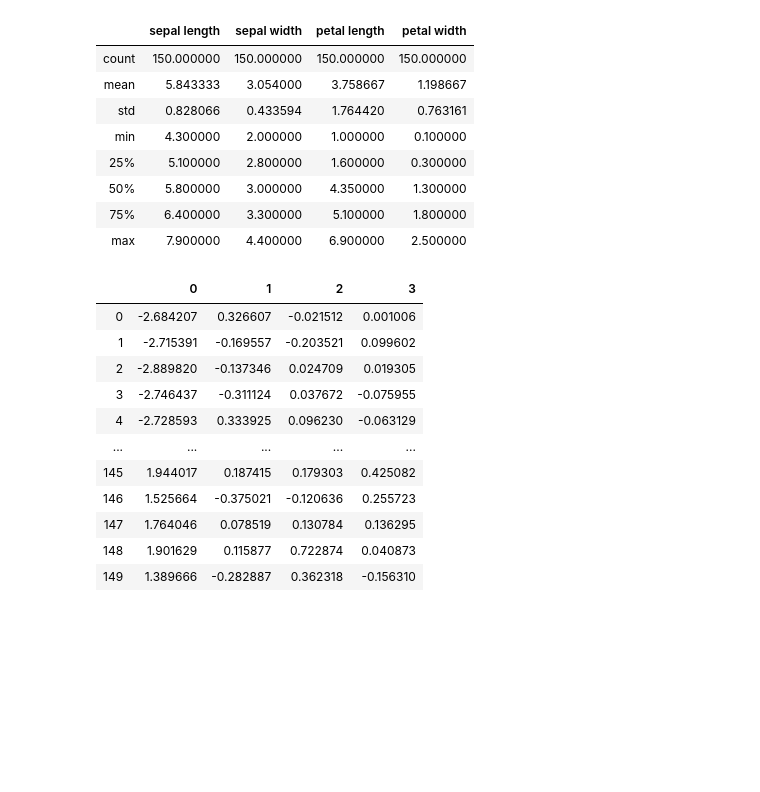
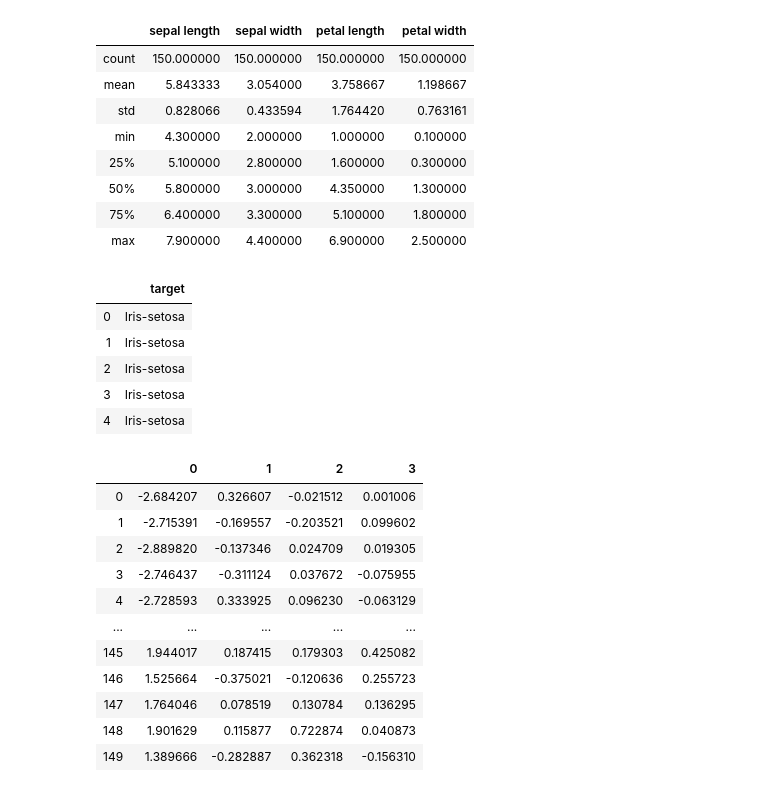
Before and after one commit to gabubellon/xp-ds-joi-2019, a Jupyter notebook: semana06/01.semana06.ipynb, the cells around one changed output. Drawn from its saved outputs; the diff is of its cells as text; code cells hidden in the pictures; blank space fills up the shorter version.

```diff
--- a/semana06/01.semana06.ipynb
+++ b/semana06/01.semana06.ipynb
@@ -196,3 +183,12 @@ iris_target = df.loc[:,['target']]
+# %%
+iris_target.head()
+# %% [output]
+|  | target |
+| 0 | Iris-setosa |
+| 1 | Iris-setosa |
+| 2 | Iris-setosa |
+| 3 | Iris-setosa |
+| 4 | Iris-setosa |
 # %%
 pca_iris_0 = PCA()
 principalComponents_0 = pca_iris_0.fit_transform(iris_features)
```
Also changed, not shown: parts of 24 cells of this notebook, 2 other files.
